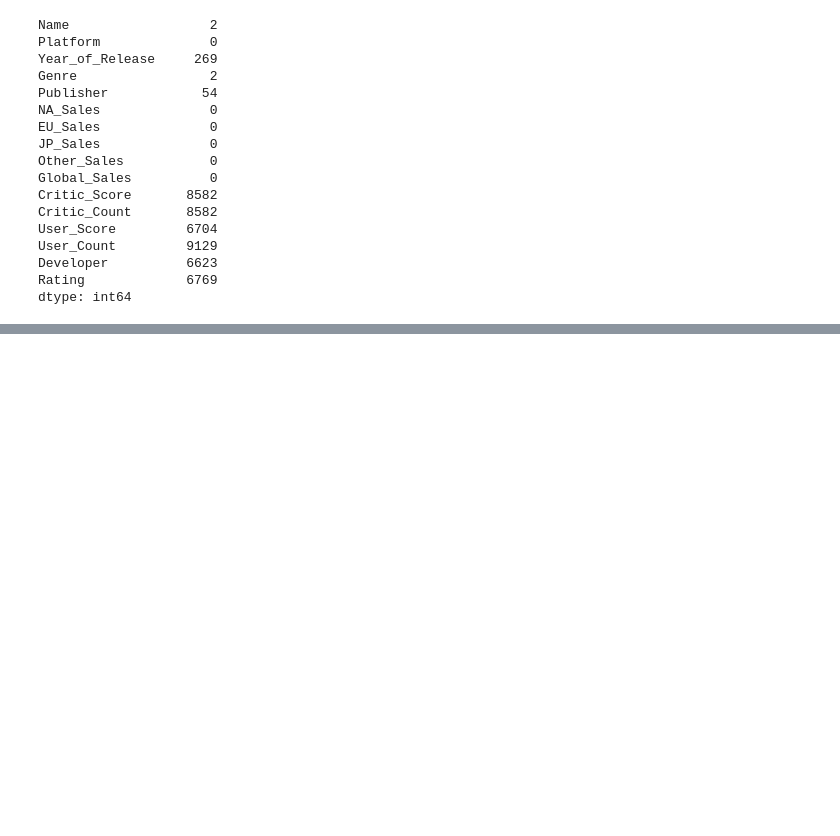
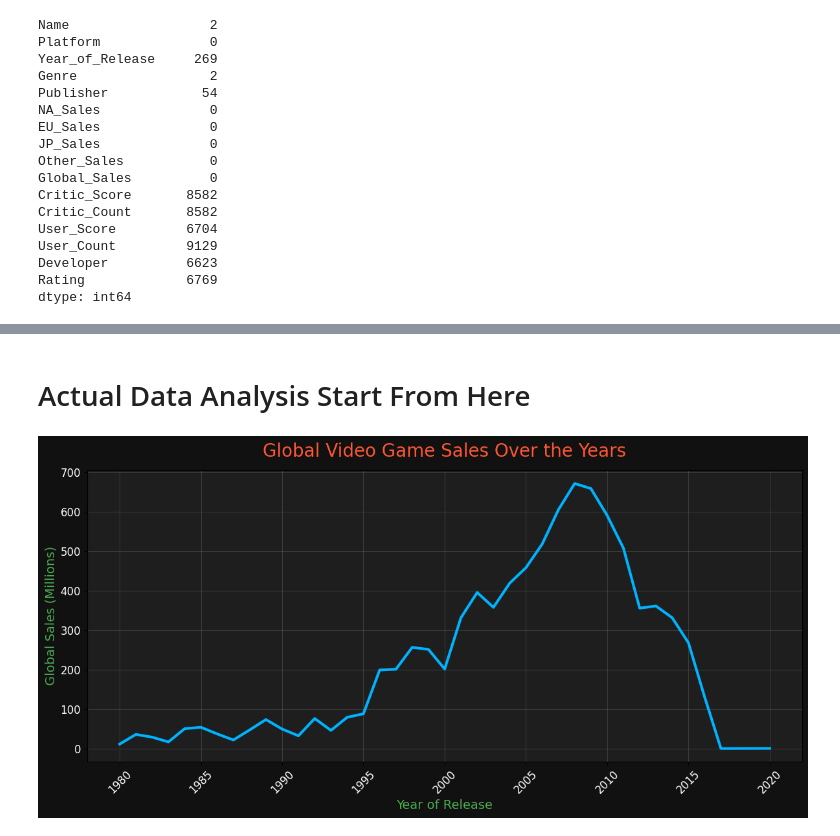
Before and after one commit to AnakinSkywalker0/DataAnalysisOnVideoGames, a Jupyter notebook: data_analysis.ipynb, the cells around one changed output, grey strips where cells are left out. Saved outputs shown, nothing was run; the diff lists cells and outputs as text; code cells hidden in the pictures; blank space fills up the shorter version.

```diff
--- a/data_analysis.ipynb
+++ b/data_analysis.ipynb
@@ -119,0 +122,6 @@ dtype: int64
+# %%
+
+df = df.dropna(subset=['Year_of_Release'])
+df['Year_of_Release'] = df['Year_of_Release'].astype(int)
+df = df.dropna(subset=['Name', 'Genre'])
+df['Publisher'] = df['Publisher'].fillna('Unknown')
@@ -119,0 +153,51 @@ dtype: int64
+# %% [markdown]
+# Actual Data Analysis Start From Here
+# %%
+import matplotlib.pyplot as plt
+
+sales_per_year = df.groupby('Year_of_Release')['Global_Sales'].sum()
+
+plt.figure(figsize=(12,6))
+
+plt.plot(
+    sales_per_year.index,
+    sales_per_year.values,
+    color='#00b3ff',      # bright cyber blue line
+    linewidth=3
+)
+
+# Title and labels with strong colors
+plt.title(
+    'Global Video Game Sales Over the Years',
+    fontsize=20,
+    color='#ff5733',      # bold orange-red
+    pad=15
+)
+
+plt.xlabel(
+    'Year of Release',
+    fontsize=14,
+    color='#4CAF50'       # green
+)
+
+plt.ylabel(
+    'Global Sales (Millions)',
+    fontsize=14,
+    color='#4CAF50'
+)
+
+# Tick styling
+plt.xticks(fontsize=12, color='white', rotation=45)
+plt.yticks(fontsize=12, color='white')
+
+# Grid styling
+plt.grid(True, alpha=0.3, color='gray')
+
+# Background & axes styling
+plt.gca().set_facecolor('#1e1e1e')      # dark background for the plot area
+plt.gcf().patch.set_facecolor('#111111') # dark background for full figure
+plt.tight_layout()
+
+plt.show()
+# %% [output]
+[figure, added]
```
Also changed, not shown: parts of 4 cells of this notebook.
